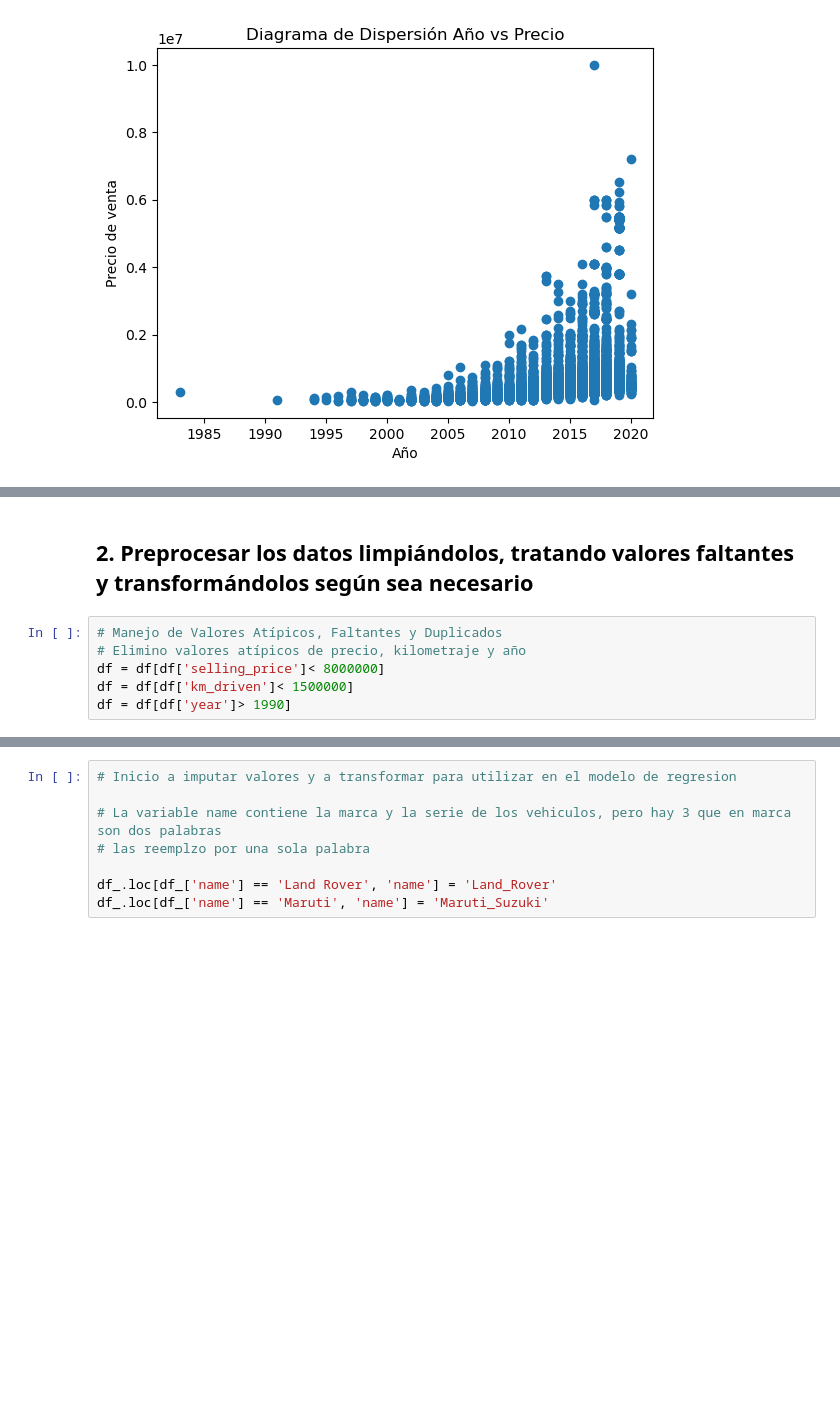
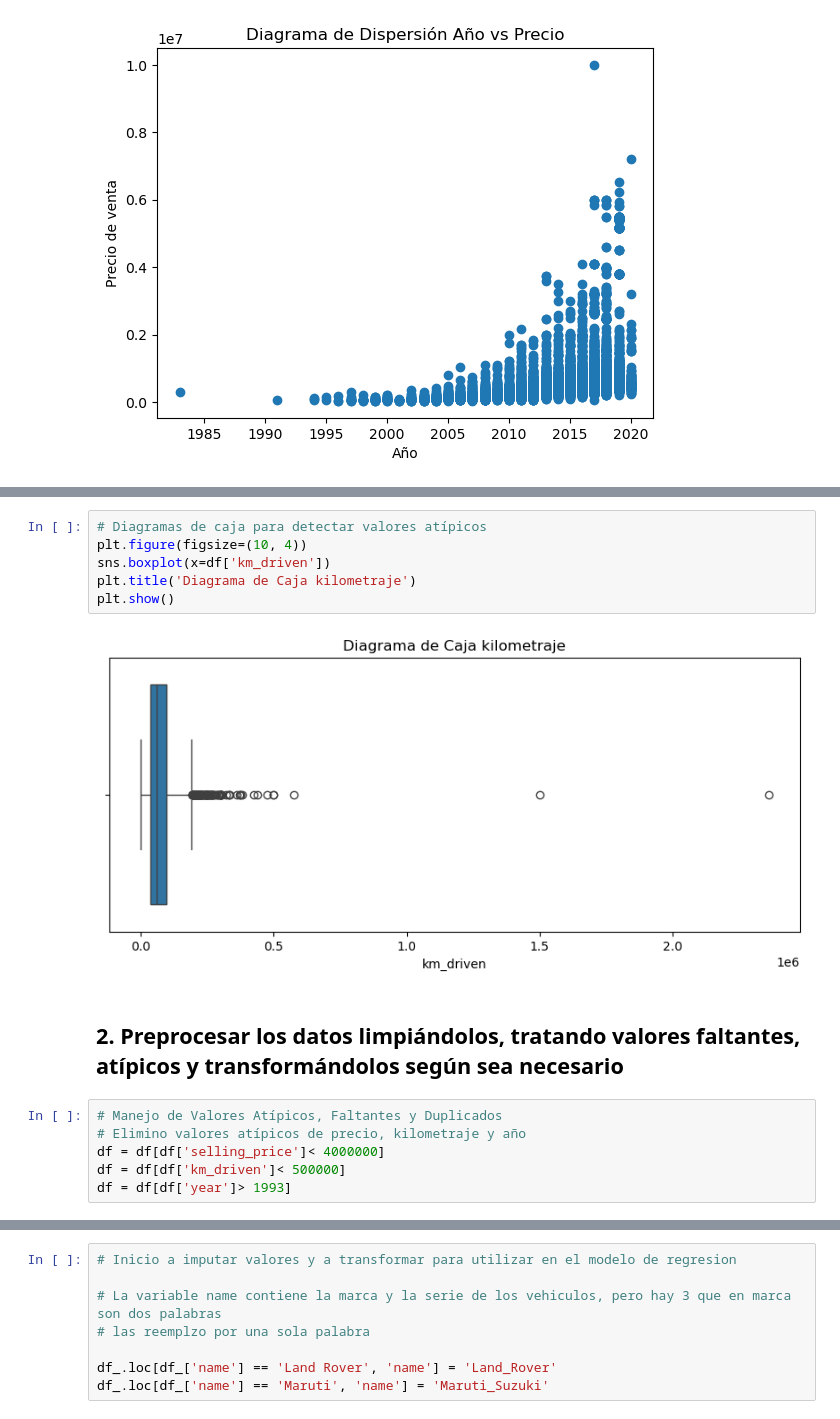
Before and after one commit to gagiraldo001/archivos-tarea, a Jupyter notebook: RegresionLinealPrecioAuto-Copy1.ipynb, the cells around one changed output, grey strips where cells are left out. Drawn from its saved outputs; the diff is of its cells as text; blank space fills up the shorter version.

```diff
--- a/RegresionLinealPrecioAuto-Copy1.ipynb
+++ b/RegresionLinealPrecioAuto-Copy1.ipynb
@@ -99,8 +99,16 @@ plt.show()
+# %%
+# Diagramas de caja para detectar valores atípicos
+plt.figure(figsize=(10, 4))
+sns.boxplot(x=df['km_driven'])
+plt.title('Diagrama de Caja kilometraje')
+plt.show()
+# %% [output]
+[figure, added]
 # %% [markdown]
-## 2. Preprocesar los datos limpiándolos, tratando valores faltantes y transformándolos según sea necesario
+## 2. Preprocesar los datos limpiándolos, tratando valores faltantes, atípicos y transformándolos según sea necesario
 # %%
 # Manejo de Valores Atípicos, Faltantes y Duplicados
 # Elimino valores atípicos de precio, kilometraje y año
-df = df[df['selling_price']< 8000000]
-df = df[df['km_driven']< 1500000]
-df = df[df['year']> 1990]
+df = df[df['selling_price']< 4000000]
+df = df[df['km_driven']< 500000]
+df = df[df['year']> 1993]
```
Also changed, not shown: parts of 25 cells of this notebook.
